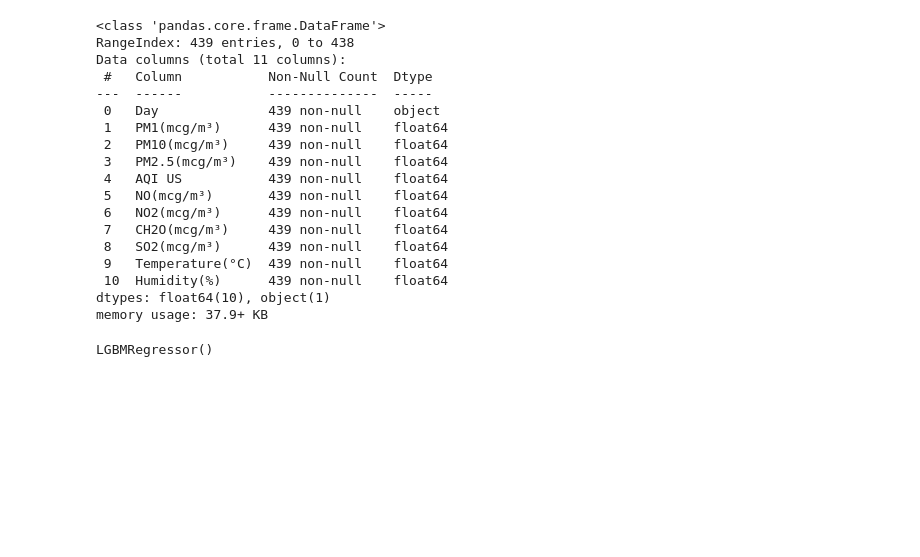
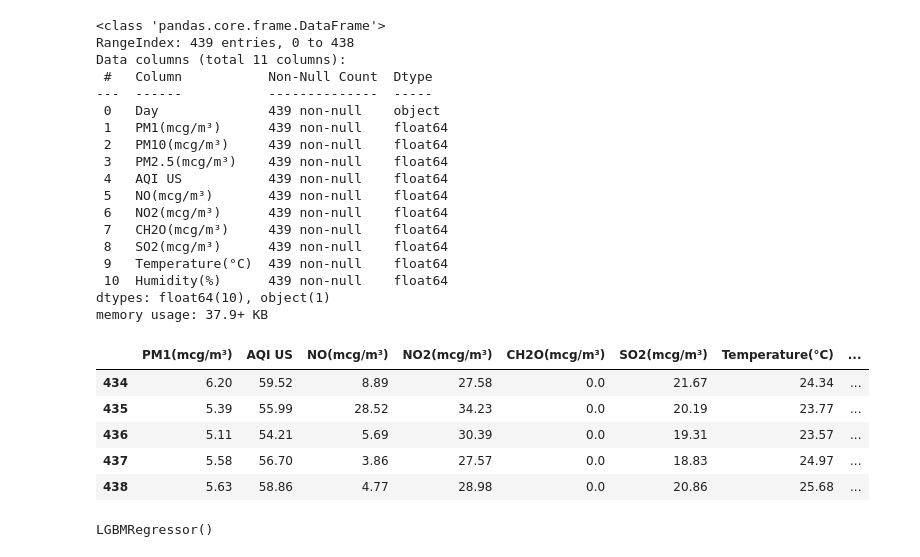
Before and after one commit to bashiralam185/Final_year_project, a Jupyter notebook: Datasets/PM1-PM10.ipynb, the cells around one changed output. Cells and saved outputs as stored; diff of their text form; code cells hidden in the pictures; blank space fills up the shorter version.

```diff
--- a/Datasets/PM1-PM10.ipynb
+++ b/Datasets/PM1-PM10.ipynb
@@ -42,6 +42,15 @@ data['Day'] = pd.to_datetime(data['Day'])
 pm1 = data.drop('PM10(mcg/m³)', axis=1)
 pm1 = pm1.drop('PM2.5(mcg/m³)', axis = 1)
 pm1 = pm1.drop('Day', axis=1)
+# %%
+pm1.tail()
+# %% [output]
+|  | PM1(mcg/m³) | AQI US | NO(mcg/m³) | NO2(mcg/m³) | CH2O(mcg/m³) | SO2(mcg/m³) | Temperature(°C) | ... |
+| 434 | 6.20 | 59.52 | 8.89 | 27.58 | 0.0 | 21.67 | 24.34 | ... |
+| 435 | 5.39 | 55.99 | 28.52 | 34.23 | 0.0 | 20.19 | 23.77 | ... |
+| 436 | 5.11 | 54.21 | 5.69 | 30.39 | 0.0 | 19.31 | 23.57 | ... |
+| 437 | 5.58 | 56.70 | 3.86 | 27.57 | 0.0 | 18.83 | 24.97 | ... |
+| 438 | 5.63 | 58.86 | 4.77 | 28.98 | 0.0 | 20.86 | 25.68 | ... |
 # %%
 X = pm1.drop('PM1(mcg/m³)', axis=1)
 Y = pm1['PM1(mcg/m³)']
```
Also changed, not shown: 4 other files.
